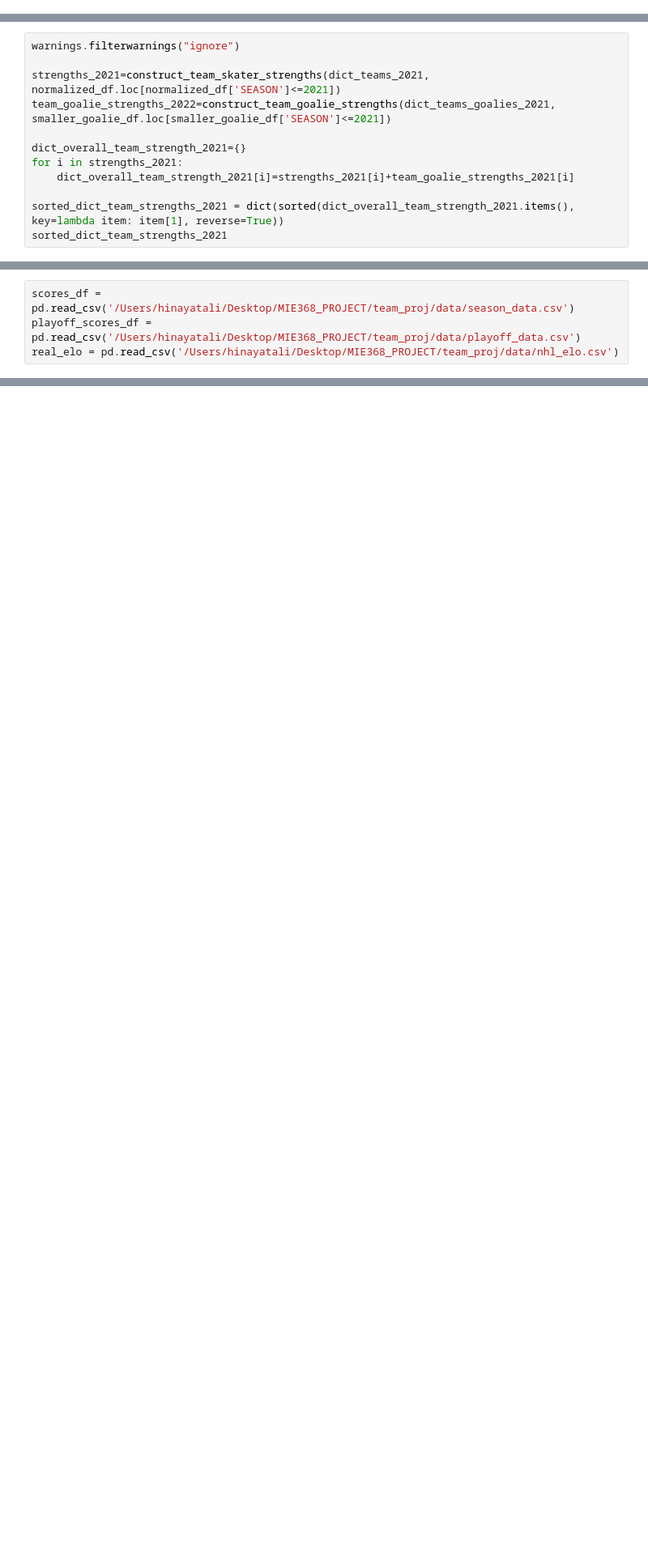
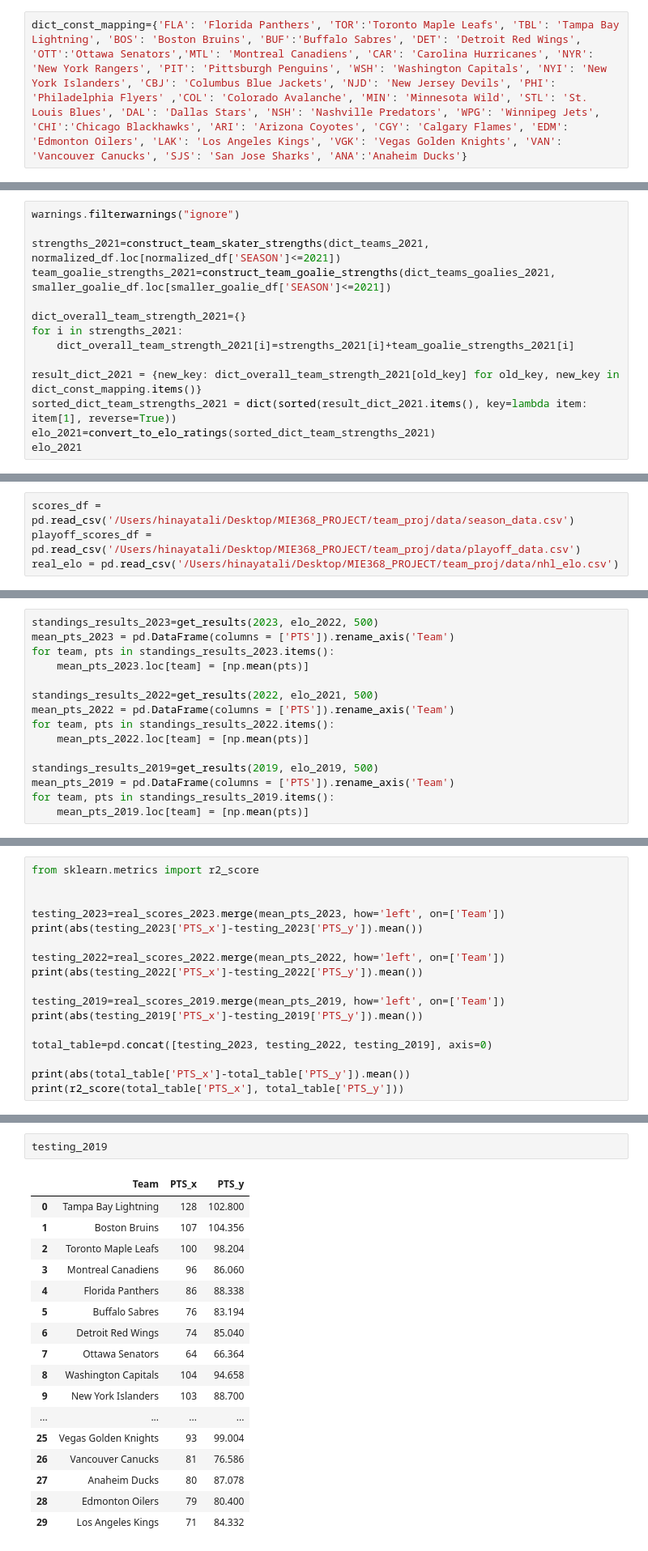
Before and after one commit to hinayatali9/MIE368_PROJECT, a Jupyter notebook: player_proj/team_projections_each_year.ipynb, the cells around one changed output, grey strips where cells are left out. Shown: that part at 81% size. Drawn from its saved outputs; the diff is of its cells as text; blank space fills up the shorter version.

```diff
--- a/player_proj/team_projections_each_year.ipynb
+++ b/player_proj/team_projections_each_year.ipynb
@@ -24,6 +24,8 @@ goalies_df
 | 2453 | 77 | Jordan Willis | 20 | DAL | 1 | NaN | 0 | 1 | ... |
 | 2454 | 78 | Ken Wregget | 31 | PIT | 37 | NaN | 20 | 13 | ... |
 2356 rows × 27 columns
+# %%
+dict_const_mapping={'FLA': 'Florida Panthers', 'TOR':'Toronto Maple Leafs', 'TBL': 'Tampa Bay Lightning', 'BOS': 'Boston Bruins', 'BUF':'Buffalo Sabres', 'DET': 'Detroit Red Wings', 'OTT':'Ottawa Senators','MTL': 'Montreal Canadiens', 'CAR': 'Carolina Hurricanes', 'NYR': 'New York Rangers', 'PIT': 'Pittsburgh Penguins', 'WSH': 'Washington Capitals', 'NYI': 'New York Islanders', 'CBJ': 'Columbus Blue Jackets', 'NJD': 'New Jersey Devils', 'PHI': 'Philadelphia Flyers' ,'COL': 'Colorado Avalanche', 'MIN': 'Minnesota Wild', 'STL': 'St. Louis Blues', 'DAL': 'Dallas Stars', 'NSH': 'Nashville Predators', 'WPG': 'Winnipeg Jets', 'CHI':'Chicago Blackhawks', 'ARI': 'Arizona Coyotes', 'CGY': 'Calgary Flames', 'EDM': 'Edmonton Oilers', 'LAK': 'Los Angeles Kings', 'VGK': 'Vegas Golden Knights', 'VAN': 'Vancouver Canucks', 'SJS': 'San Jose Sharks', 'ANA':'Anaheim Ducks'}
 # %%
 def positional_definition(value):
     if value=="C":
@@ -430,11 +496,13 @@ info_2021_goes_here=1
 warnings.filterwarnings("ignore")
 
 strengths_2021=construct_team_skater_strengths(dict_teams_2021, normalized_df.loc[normalized_df['SEASON']<=2021])
-team_goalie_strengths_2022=construct_team_goalie_strengths(dict_teams_goalies_2021, smaller_goalie_df.loc[smaller_goalie_df['SEASON']<=2021])
+team_goalie_strengths_2021=construct_team_goalie_strengths(dict_teams_goalies_2021, smaller_goalie_df.loc[smaller_goalie_df['SEASON']<=2021])
 
 dict_overall_team_strength_2021={}
 for i in strengths_2021:
     dict_overall_team_strength_2021[i]=strengths_2021[i]+team_goalie_strengths_2021[i]
 
-sorted_dict_team_strengths_2021 = dict(sorted(dict_overall_team_strength_2021.items(), key=lambda item: item[1], reverse=True))
-sorted_dict_team_strengths_2021
+result_dict_2021 = {new_key: dict_overall_team_strength_2021[old_key] for old_key, new_key in dict_const_mapping.items()}
+sorted_dict_team_strengths_2021 = dict(sorted(result_dict_2021.items(), key=lambda item: item[1], reverse=True))
+elo_2021=convert_to_elo_ratings(sorted_dict_team_strengths_2021)
+elo_2021
@@ -677,0 +822,15 @@ for team, pts in standings.items():
+# %%
+standings_results_2023=get_results(2023, elo_2022, 500)
+mean_pts_2023 = pd.DataFrame(columns = ['PTS']).rename_axis('Team')
+for team, pts in standings_results_2023.items():
+    mean_pts_2023.loc[team] = [np.mean(pts)]
+
+standings_results_2022=get_results(2022, elo_2021, 500)
+mean_pts_2022 = pd.DataFrame(columns = ['PTS']).rename_axis('Team')
+for team, pts in standings_results_2022.items():
+    mean_pts_2022.loc[team] = [np.mean(pts)]
+
+standings_results_2019=get_results(2019, elo_2019, 500)
+mean_pts_2019 = pd.DataFrame(columns = ['PTS']).rename_axis('Team')
+for team, pts in standings_results_2019.items():
+    mean_pts_2019.loc[team] = [np.mean(pts)]
@@ -677,0 +906,17 @@ for team, pts in standings.items():
+# %%
+from sklearn.metrics import r2_score
+
+
+testing_2023=real_scores_2023.merge(mean_pts_2023, how='left', on=['Team'])
+print(abs(testing_2023['PTS_x']-testing_2023['PTS_y']).mean())
+
+testing_2022=real_scores_2022.merge(mean_pts_2022, how='left', on=['Team'])
+print(abs(testing_2022['PTS_x']-testing_2022['PTS_y']).mean())
+
+testing_2019=real_scores_2019.merge(mean_pts_2019, how='left', on=['Team'])
+print(abs(testing_2019['PTS_x']-testing_2019['PTS_y']).mean())
+
+total_table=pd.concat([testing_2023, testing_2022, testing_2019], axis=0)
+
+print(abs(total_table['PTS_x']-total_table['PTS_y']).mean())
+print(r2_score(total_table['PTS_x'], total_table['PTS_y']))
@@ -677,0 +929,20 @@ for team, pts in standings.items():
+# %%
+testing_2019
+# %% [output]
+|  | Team | PTS_x | PTS_y |
+| 0 | Tampa Bay Lightning | 128 | 102.800 |
+| 1 | Boston Bruins | 107 | 104.356 |
+| 2 | Toronto Maple Leafs | 100 | 98.204 |
+| 3 | Montreal Canadiens | 96 | 86.060 |
+| 4 | Florida Panthers | 86 | 88.338 |
+| 5 | Buffalo Sabres | 76 | 83.194 |
+| 6 | Detroit Red Wings | 74 | 85.040 |
+| 7 | Ottawa Senators | 64 | 66.364 |
+| 8 | Washington Capitals | 104 | 94.658 |
+| 9 | New York Islanders | 103 | 88.700 |
+| ... | ... | ... | ... |
+| 25 | Vegas Golden Knights | 93 | 99.004 |
+| 26 | Vancouver Canucks | 81 | 76.586 |
+| 27 | Anaheim Ducks | 80 | 87.078 |
+| 28 | Edmonton Oilers | 79 | 80.400 |
+| 29 | Los Angeles Kings | 71 | 84.332 |
```
Also changed, not shown: parts of 15 cells of this notebook.
